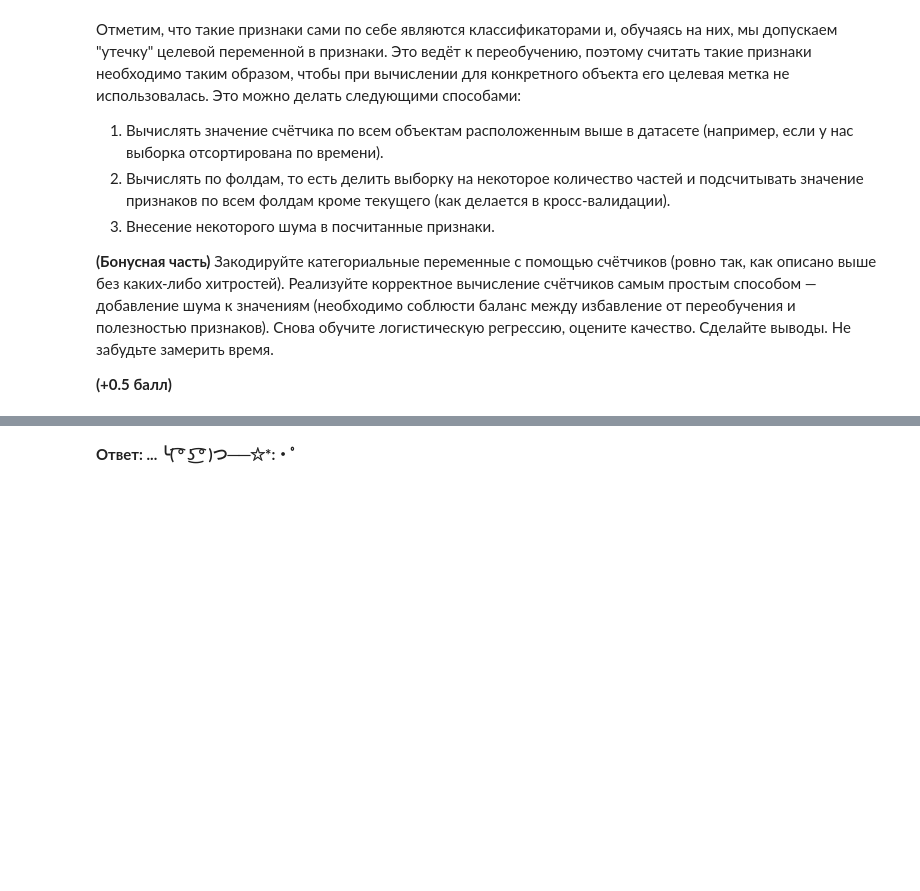
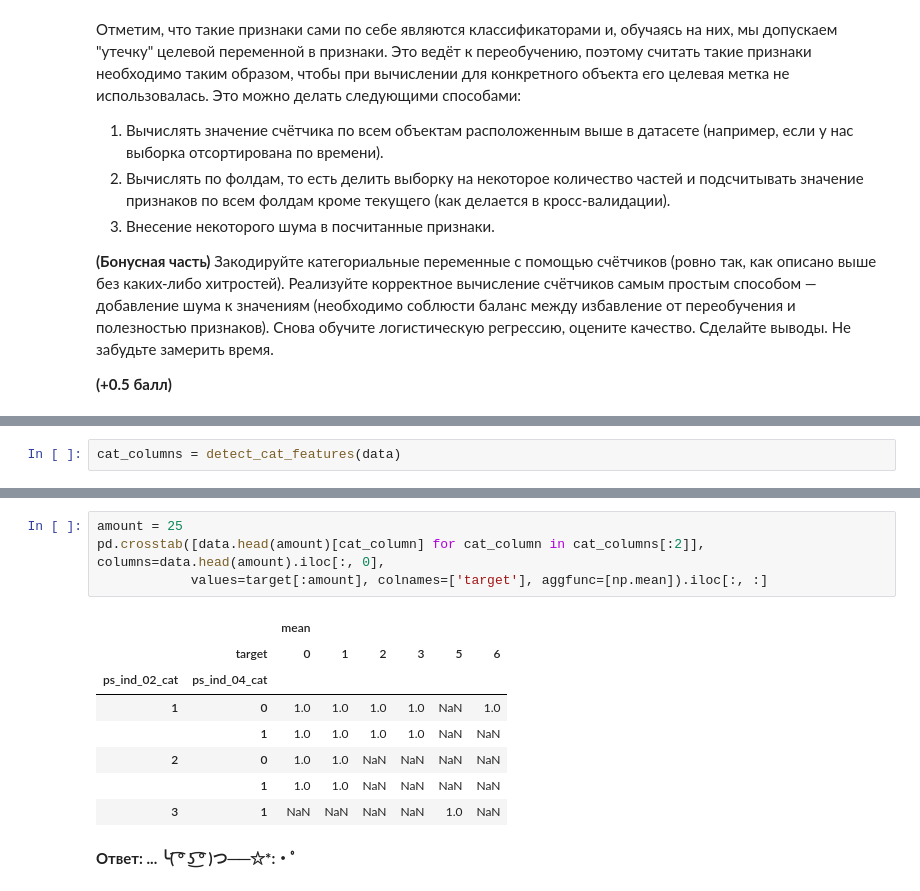
Before and after one commit to paniquex/ML_DS_practice, a Jupyter notebook: MMRO/HW_04/homework-practuce-04-KuzminNikita.ipynb, the cells around one changed output, grey strips where cells are left out. Cells and saved outputs as stored; diff of their text form; blank space fills up the shorter version.

```diff
--- a/MMRO/HW_04/homework-practuce-04-KuzminNikita.ipynb
+++ b/MMRO/HW_04/homework-practuce-04-KuzminNikita.ipynb
@@ -648,0 +766,2 @@ __(+0.5 балл)__
+# %%
+cat_columns = detect_cat_features(data)
@@ -649,3 +775,16 @@ __(+0.5 балл)__
+# %%
+amount = 25
+pd.crosstab([data.head(amount)[cat_column] for cat_column in cat_columns[:2]], columns=data.head(amount).iloc[:, 0],
+            values=target[:amount], colnames=['target'], aggfunc=[np.mean]).iloc[:, :]
+# %% [output]
+|  |  | mean |  |  |  |  |  |
+|  | target | 0 | 1 | 2 | 3 | 5 | 6 |
+| ps_ind_02_cat | ps_ind_04_cat |  |  |  |  |  |  |
+| 1 | 0 | 1.0 | 1.0 | 1.0 | 1.0 | NaN | 1.0 |
+|  | 1 | 1.0 | 1.0 | 1.0 | 1.0 | NaN | NaN |
+| 2 | 0 | 1.0 | 1.0 | NaN | NaN | NaN | NaN |
+|  | 1 | 1.0 | 1.0 | NaN | NaN | NaN | NaN |
+| 3 | 1 | NaN | NaN | NaN | NaN | 1.0 | NaN |
 # %% [markdown]
 **Ответ: ... ╰( ͡° ͜ʖ ͡° )つ──☆*:・ﾟ**
 # %% [markdown]
```
Also changed, not shown: parts of 28 cells of this notebook.
